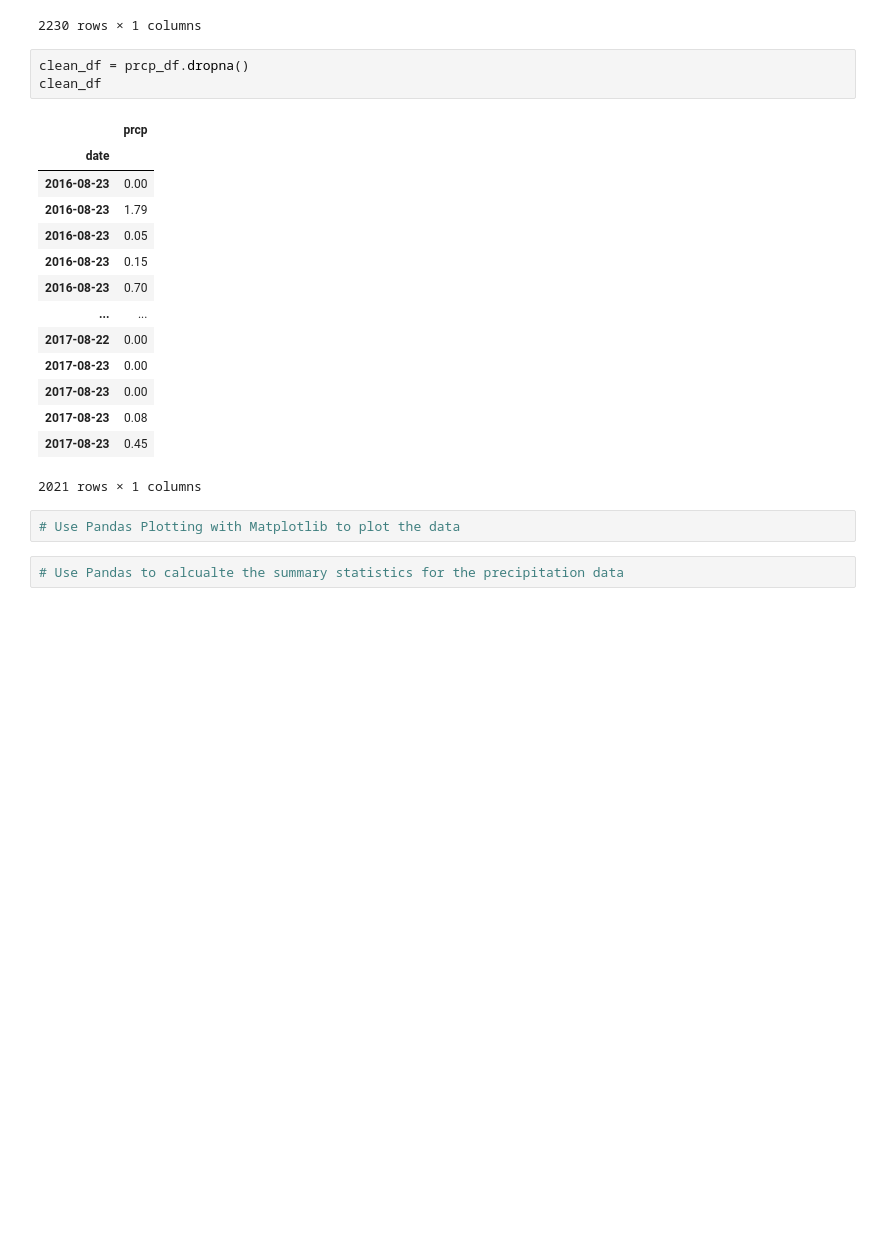
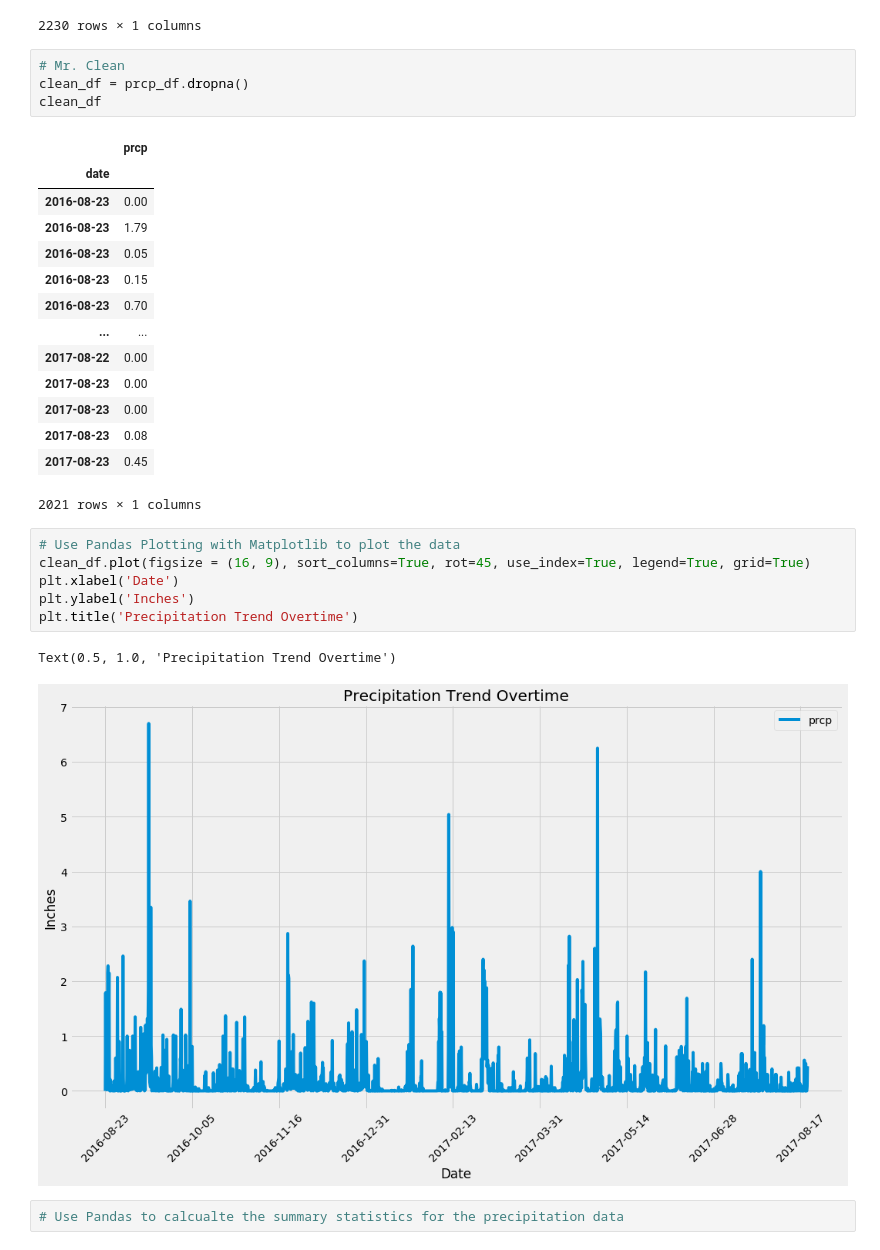
Before and after one commit to debbyps/sqlalchemy-challenge, a Jupyter notebook: climate_starter.ipynb, the cells around one changed output. Drawn from its saved outputs; the diff is of its cells as text; blank space fills up the shorter version.

```diff
--- a/climate_starter.ipynb
+++ b/climate_starter.ipynb
@@ -114,6 +114,7 @@ prcp_df
 | 2017-08-23 | 0.45 |
 2230 rows × 1 columns
 # %%
+# Mr. Clean
 clean_df = prcp_df.dropna()
 clean_df
 # %% [output]
@@ -131,8 +132,15 @@ clean_df
 | 2017-08-23 | 0.08 |
 | 2017-08-23 | 0.45 |
 2021 rows × 1 columns
-# %%
-# Use Pandas Plotting with Matplotlib to plot the data
+# %%
+# Use Pandas Plotting with Matplotlib to plot the data
+clean_df.plot(figsize = (16, 9), sort_columns=True, rot=45, use_index=True, legend=True, grid=True)
+plt.xlabel('Date')
+plt.ylabel('Inches')
+plt.title('Precipitation Trend Overtime')
+# %% [output]
+Text(0.5, 1.0, 'Precipitation Trend Overtime')
+[figure, added]
 # %%
 # Use Pandas to calcualte the summary statistics for the precipitation data
 # %%
```
Also changed, not shown: parts of 2 cells of this notebook.
